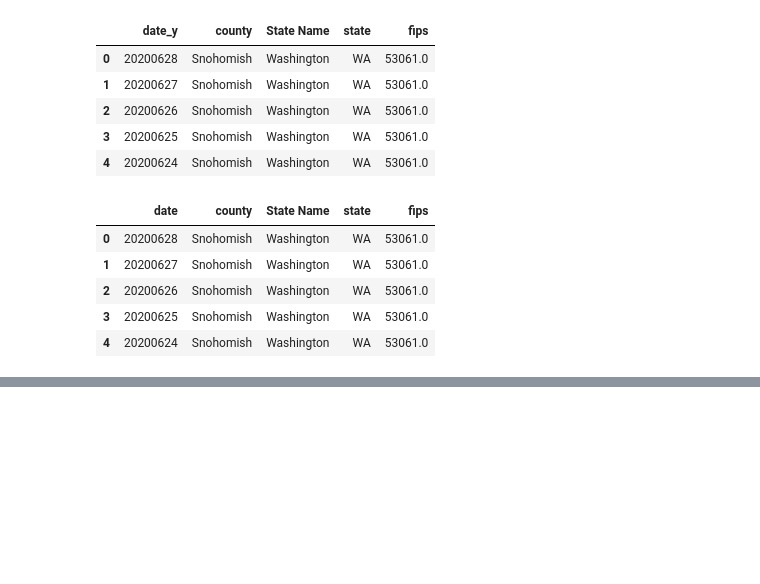
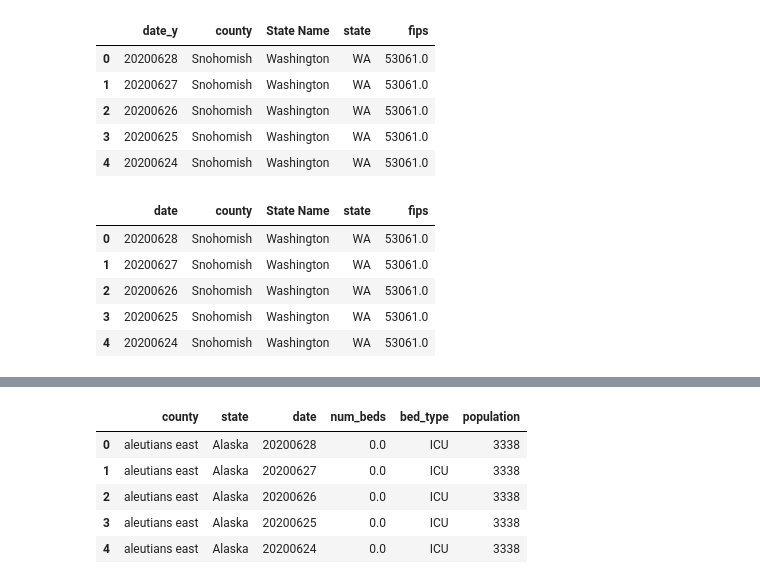
Before and after one commit to kmcclendon729/covid_etl_project, a Jupyter notebook: ETL Project.ipynb, the cells around one changed output, grey strips where cells are left out. Drawn from its saved outputs; the diff is of its cells as text; code cells hidden in the pictures; blank space fills up the shorter version.

```diff
--- a/ETL Project.ipynb
+++ b/ETL Project.ipynb
@@ -110,10 +110,17 @@ cases_df.head()
 | 3 | Snohomish | Washington | 20200625 | 29869.0 | 465629.0 | NaN | 29869.0 | 304.0 | NaN | ... |
 | 4 | Snohomish | Washington | 20200624 | 29386.0 | 457673.0 | NaN | 29386.0 | 234.0 | NaN | ... |
 # %%
-avail_hospital_beds_df = pd.merge(covid_counties_df, covid_states_df, on='state')
-avail_hospital_beds_df = avail_hospital_beds_df[['county', 'State Name', 'date_y', 'beds','type','population']]
-avail_hospital_beds_df.rename(columns={"date_y": "date",'State Name':'state','beds':'num_beds','type':'bed_type'}, inplace=True)
+avail_hospital_beds_df = pd.merge(hospital_beds_df, covid_states_df, on='state')
+avail_hospital_beds_df = avail_hospital_beds_df[['county', 'State Name', 'date', 'beds','type','population']]
+avail_hospital_beds_df.rename(columns={'State Name':'state','beds':'num_beds','type':'bed_type'}, inplace=True)
 avail_hospital_beds_df.head()
+# %% [output]
+|  | county | state | date | num_beds | bed_type | population |
+| 0 | aleutians east | Alaska | 20200628 | 0.0 | ICU | 3338 |
+| 1 | aleutians east | Alaska | 20200627 | 0.0 | ICU | 3338 |
+| 2 | aleutians east | Alaska | 20200626 | 0.0 | ICU | 3338 |
+| 3 | aleutians east | Alaska | 20200625 | 0.0 | ICU | 3338 |
+| 4 | aleutians east | Alaska | 20200624 | 0.0 | ICU | 3338 |
 # %%
 connection_string = "postgres:@bby@localhost:5432/covid_db"
 engine = create_engine(f'postgresql://{connection_string}')
```
Also changed, not shown: parts of 3 cells of this notebook, 2 other files.
